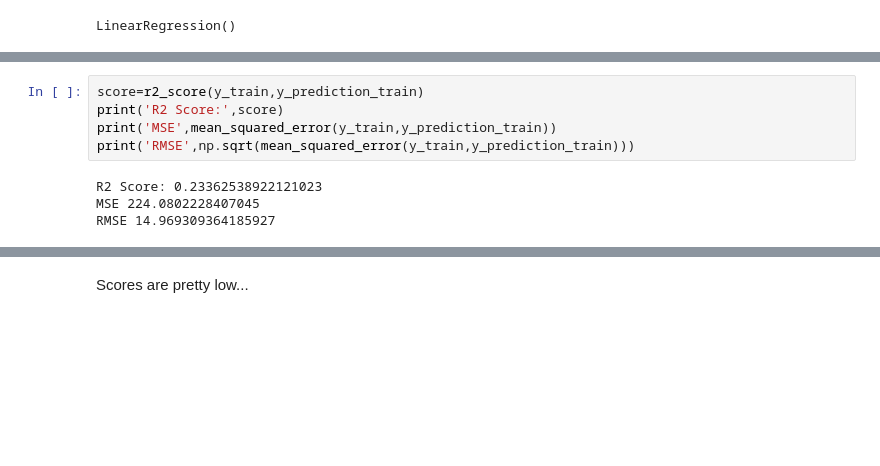
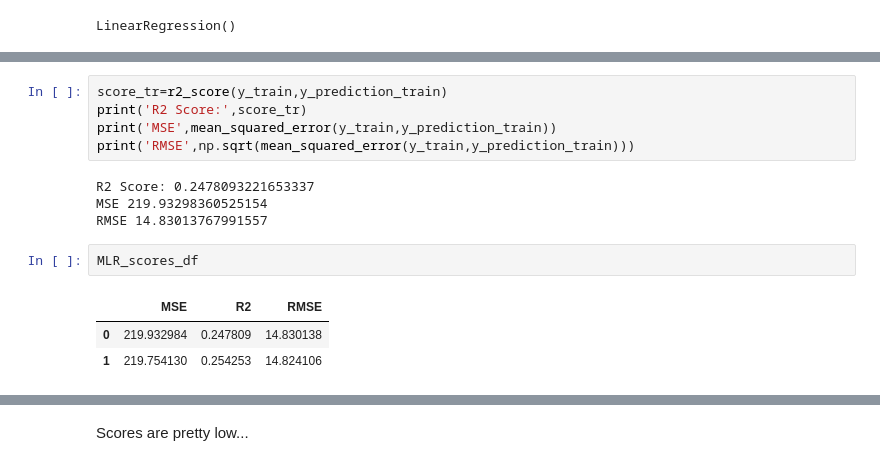
Before and after one commit to ian-gascon/cuddly-waffle, a Jupyter notebook: src/MLR_Annie.ipynb, the cells around one changed output, grey strips where cells are left out. Cells and saved outputs as stored; diff of their text form; blank space fills up the shorter version.

```diff
--- a/src/MLR_Annie.ipynb
+++ b/src/MLR_Annie.ipynb
@@ -162,12 +162,18 @@ array([27.23840303, 25.78888103, 33.17252129, ..., 40.11523565,
 # %%
-score=r2_score(y_train,y_prediction_train)
-print('R2 Score:',score)
+score_tr=r2_score(y_train,y_prediction_train)
+print('R2 Score:',score_tr)
 print('MSE',mean_squared_error(y_train,y_prediction_train))
 print('RMSE',np.sqrt(mean_squared_error(y_train,y_prediction_train)))
 # %% [output]
-R2 Score: 0.23362538922121023
-MSE 224.0802228407045
-RMSE 14.969309364185927
+R2 Score: 0.2478093221653337
+MSE 219.93298360525154
+RMSE 14.83013767991557
+# %%
+MLR_scores_df
+# %% [output]
+|  | MSE | R2 | RMSE |
+| 0 | 219.932984 | 0.247809 | 14.830138 |
+| 1 | 219.754130 | 0.254253 | 14.824106 |
 # %%
 y_prediction =  LR.predict(x_test)
 y_prediction
```
Also changed, not shown: parts of 10 cells of this notebook, 1 other file.
